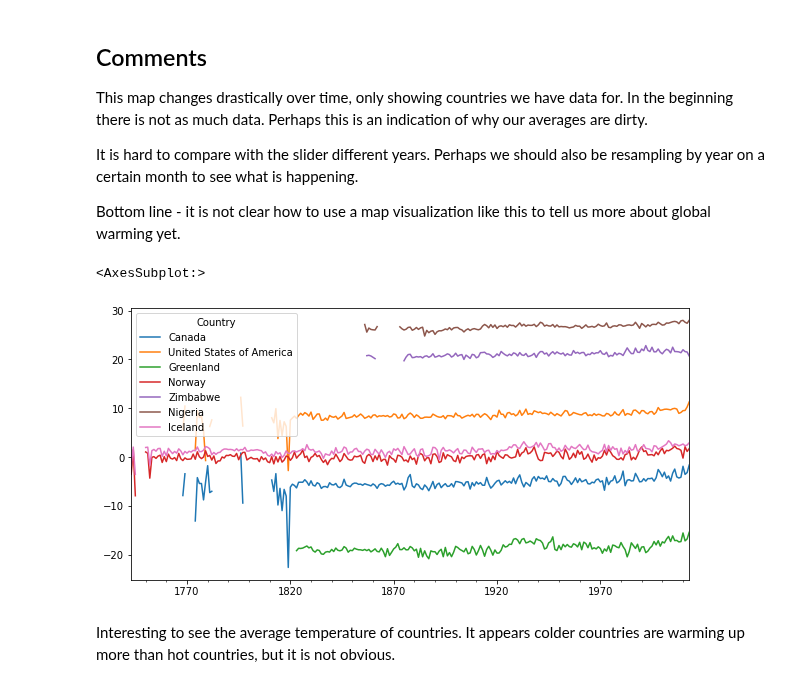
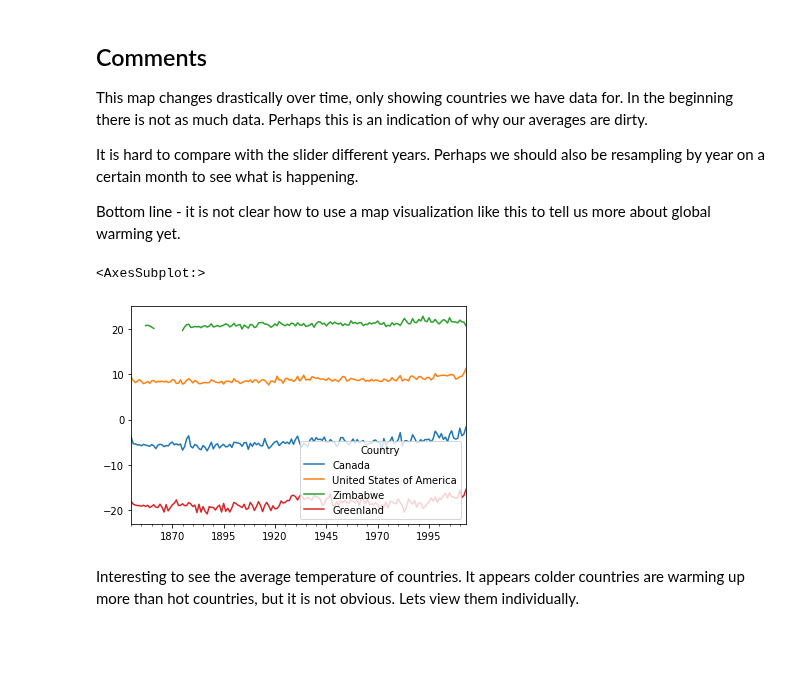
Before and after one commit to mblackstock/ds1-analytics, a Jupyter notebook: projects/Global_Warming.ipynb, the cells around one changed output. Drawn from its saved outputs; the diff is of its cells as text; code cells hidden in the pictures; blank space fills up the shorter version.

Commit message:
added subplot graphs

```diff
--- a/projects/Global_Warming.ipynb
+++ b/projects/Global_Warming.ipynb
@@ -347,11 +347,17 @@ country_temps = country_temps.set_index('dt')
 # %%
 df = country_temps.pivot_table(index=country_temps.index.date, columns="Country", values="AverageTemperature")
 # convert index to a datetime again
 df.index = pd.to_datetime(df.index)
+# only more recent data
+df = df.loc[df.index > pd.Timestamp(1850,1,1)]
+
 # compare a few countries
-df[["Canada","United States of America","Greenland","Norway","Zimbabwe", "Nigeria", "Iceland"]].resample("1y").mean().plot(figsize=(10,5))
+# country_list = ["Canada","United States of America","Greenland","Norway","Zimbabwe", "Nigeria", "Iceland"]]
+country_list = ["Canada","United States of America", "Zimbabwe", "Greenland"]
+df = df[country_list].resample("1y").mean()
+df.plot()
 # %% [output]
 <AxesSubplot:>
-[figure, old version]
+[figure, new version]
 # %% [markdown]
-Interesting to see the average temperature of countries.  It appears colder countries are warming up more than hot countries, but it is not obvious.
+Interesting to see the average temperature of countries.  It appears colder countries are warming up more than hot countries, but it is not obvious.  Lets view them individually.
```
Also changed, not shown: parts of 2 cells of this notebook.
